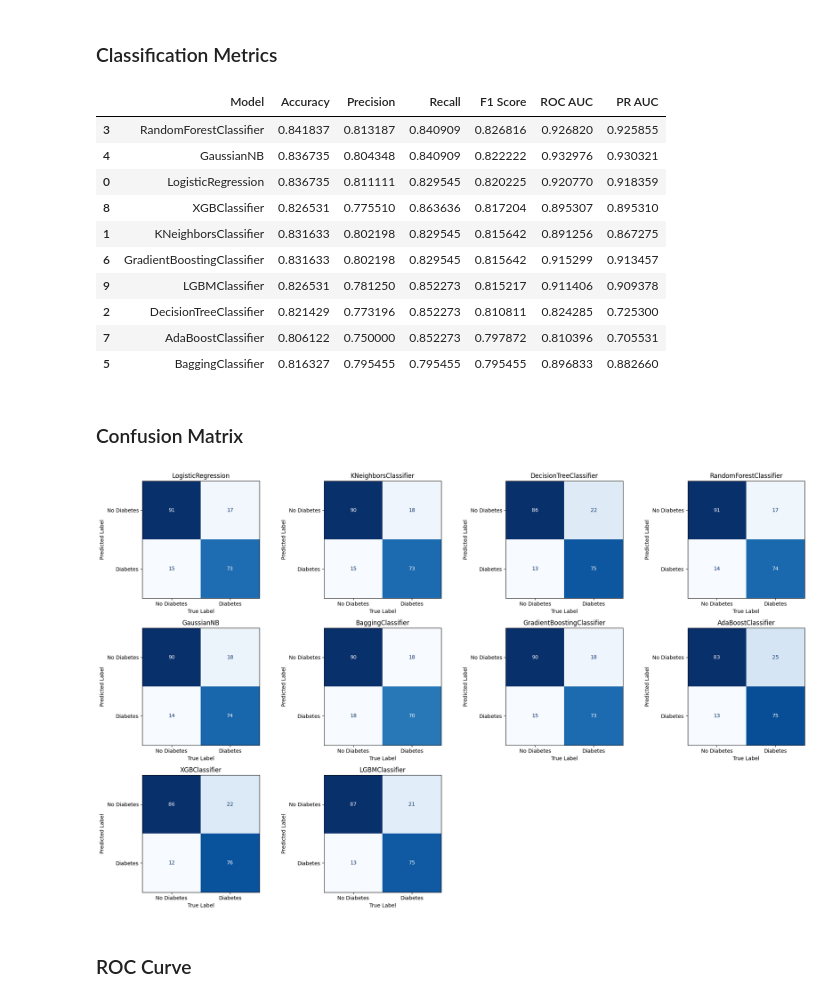
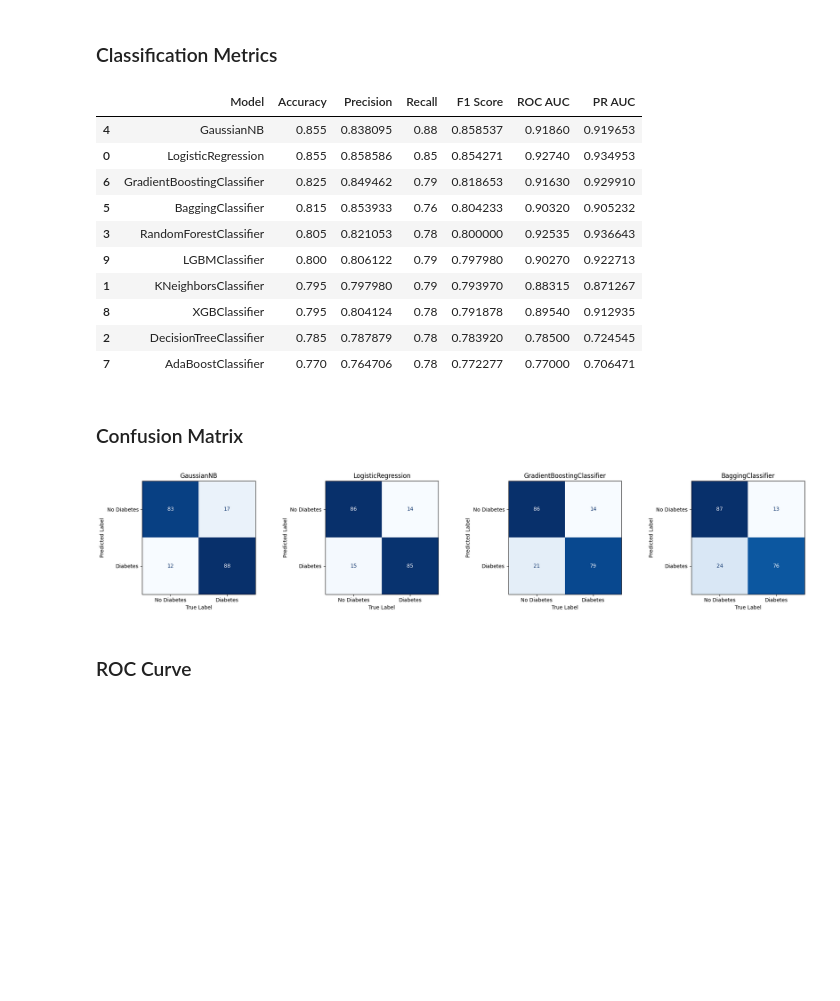
Before and after one commit to haroldeustaquio/Pima-Diabetes-Prediction, a Jupyter notebook: notebooks/02_data_model_validation.ipynb, the cells around one changed output. Saved outputs shown, nothing was run; the diff lists cells and outputs as text; code cells hidden in the pictures; blank space fills up the shorter version.

Commit message:
Update model pipeline to load best model and refactor data preprocessing scripts

```diff
--- a/notebooks/02_data_model_validation.ipynb
+++ b/notebooks/02_data_model_validation.ipynb
@@ -19,22 +19,21 @@ df = pd.read_csv('../data/processed/data_remove_yes_balance_yes_scale_no.csv')
 # %% [markdown]
 ## ML Models
 # %%
-x_train, x_test, y_train, y_test = train_test_split(df.drop(columns='outcome'), df['outcome'], test_size=0.2, random_state=42)
+x_train, x_test, y_train, y_test = train_test_split(df.drop(columns='outcome'), df['outcome'], test_size=0.2, stratify=df['outcome'], random_state=42 )
 # %%
 models = {
-    "LogisticRegression": LogisticRegression(class_weight="balanced"),
+    "LogisticRegression": LogisticRegression(),
     "KNeighborsClassifier": KNeighborsClassifier(),
-    "DecisionTreeClassifier": DecisionTreeClassifier(class_weight="balanced"),
-    "RandomForestClassifier": RandomForestClassifier(class_weight="balanced"),
+    "DecisionTreeClassifier": DecisionTreeClassifier(),
+    "RandomForestClassifier": RandomForestClassifier(),
     "GaussianNB": GaussianNB(),
-    "BaggingClassifier": BaggingClassifier(estimator=DecisionTreeClassifier(class_weight="balanced")),
+    "BaggingClassifier": BaggingClassifier(estimator=DecisionTreeClassifier()),
     "GradientBoostingClassifier": GradientBoostingClassifier(),
-    "AdaBoostClassifier": AdaBoostClassifier(estimator=DecisionTreeClassifier(class_weight="balanced")),
-    "XGBClassifier": XGBClassifier(scale_pos_weight=1),
-    "LGBMClassifier": LGBMClassifier(class_weight="balanced", verbose=-1)
+    "AdaBoostClassifier": AdaBoostClassifier(estimator=DecisionTreeClassifier()),
+    "XGBClassifier": XGBClassifier(),
+    "LGBMClassifier": LGBMClassifier(verbose=-1)
 }
 
-# 2. Recorre cada modelo, ajústalo y evalúalo
 for model_name, model in models.items():
     model.fit(x_train, y_train)
     y_pred = model.predict(x_test)
@@ -47,22 +46,24 @@ for model_name, model in models.items():
 classification_metrics.sort_values(by='F1 Score', ascending=False)
 # %% [output]
 |  | Model | Accuracy | Precision | Recall | F1 Score | ROC AUC | PR AUC |
-| 3 | RandomForestClassifier | 0.841837 | 0.813187 | 0.840909 | 0.826816 | 0.926820 | 0.925855 |
-| 4 | GaussianNB | 0.836735 | 0.804348 | 0.840909 | 0.822222 | 0.932976 | 0.930321 |
-| 0 | LogisticRegression | 0.836735 | 0.811111 | 0.829545 | 0.820225 | 0.920770 | 0.918359 |
-| 8 | XGBClassifier | 0.826531 | 0.775510 | 0.863636 | 0.817204 | 0.895307 | 0.895310 |
-| 1 | KNeighborsClassifier | 0.831633 | 0.802198 | 0.829545 | 0.815642 | 0.891256 | 0.867275 |
-| 6 | GradientBoostingClassifier | 0.831633 | 0.802198 | 0.829545 | 0.815642 | 0.915299 | 0.913457 |
-| 9 | LGBMClassifier | 0.826531 | 0.781250 | 0.852273 | 0.815217 | 0.911406 | 0.909378 |
-| 2 | DecisionTreeClassifier | 0.821429 | 0.773196 | 0.852273 | 0.810811 | 0.824285 | 0.725300 |
-| 7 | AdaBoostClassifier | 0.806122 | 0.750000 | 0.852273 | 0.797872 | 0.810396 | 0.705531 |
-| 5 | BaggingClassifier | 0.816327 | 0.795455 | 0.795455 | 0.795455 | 0.896833 | 0.882660 |
+| 4 | GaussianNB | 0.855 | 0.838095 | 0.88 | 0.858537 | 0.91860 | 0.919653 |
+| 0 | LogisticRegression | 0.855 | 0.858586 | 0.85 | 0.854271 | 0.92740 | 0.934953 |
+| 6 | GradientBoostingClassifier | 0.825 | 0.849462 | 0.79 | 0.818653 | 0.91630 | 0.929910 |
+| 5 | BaggingClassifier | 0.815 | 0.853933 | 0.76 | 0.804233 | 0.90320 | 0.905232 |
+| 3 | RandomForestClassifier | 0.805 | 0.821053 | 0.78 | 0.800000 | 0.92535 | 0.936643 |
+| 9 | LGBMClassifier | 0.800 | 0.806122 | 0.79 | 0.797980 | 0.90270 | 0.922713 |
+| 1 | KNeighborsClassifier | 0.795 | 0.797980 | 0.79 | 0.793970 | 0.88315 | 0.871267 |
+| 8 | XGBClassifier | 0.795 | 0.804124 | 0.78 | 0.791878 | 0.89540 | 0.912935 |
+| 2 | DecisionTreeClassifier | 0.785 | 0.787879 | 0.78 | 0.783920 | 0.78500 | 0.724545 |
+| 7 | AdaBoostClassifier | 0.770 | 0.764706 | 0.78 | 0.772277 | 0.77000 | 0.706471 |
+# %%
+best_models = classification_metrics.sort_values(by='F1 Score', ascending=False).head(4)['Model'].values
 # %% [markdown]
 ### Confusion Matrix
 # %%
-f.display_confusion_matrix(proba_predictions_dict ,labels=['No Diabetes', 'Diabetes'], cmap='Blues', models_per_row=4)
+f.display_confusion_matrix(proba_predictions_dict, models = best_models, labels=['No Diabetes', 'Diabetes'], cmap='Blues', models_per_row=4)
 # %% [output]
-[figure, old version]
+[figure, new version]
 # %% [markdown]
 ### ROC Curve
 # %%
```
Also changed, not shown: parts of 4 cells of this notebook, 7 other files.
